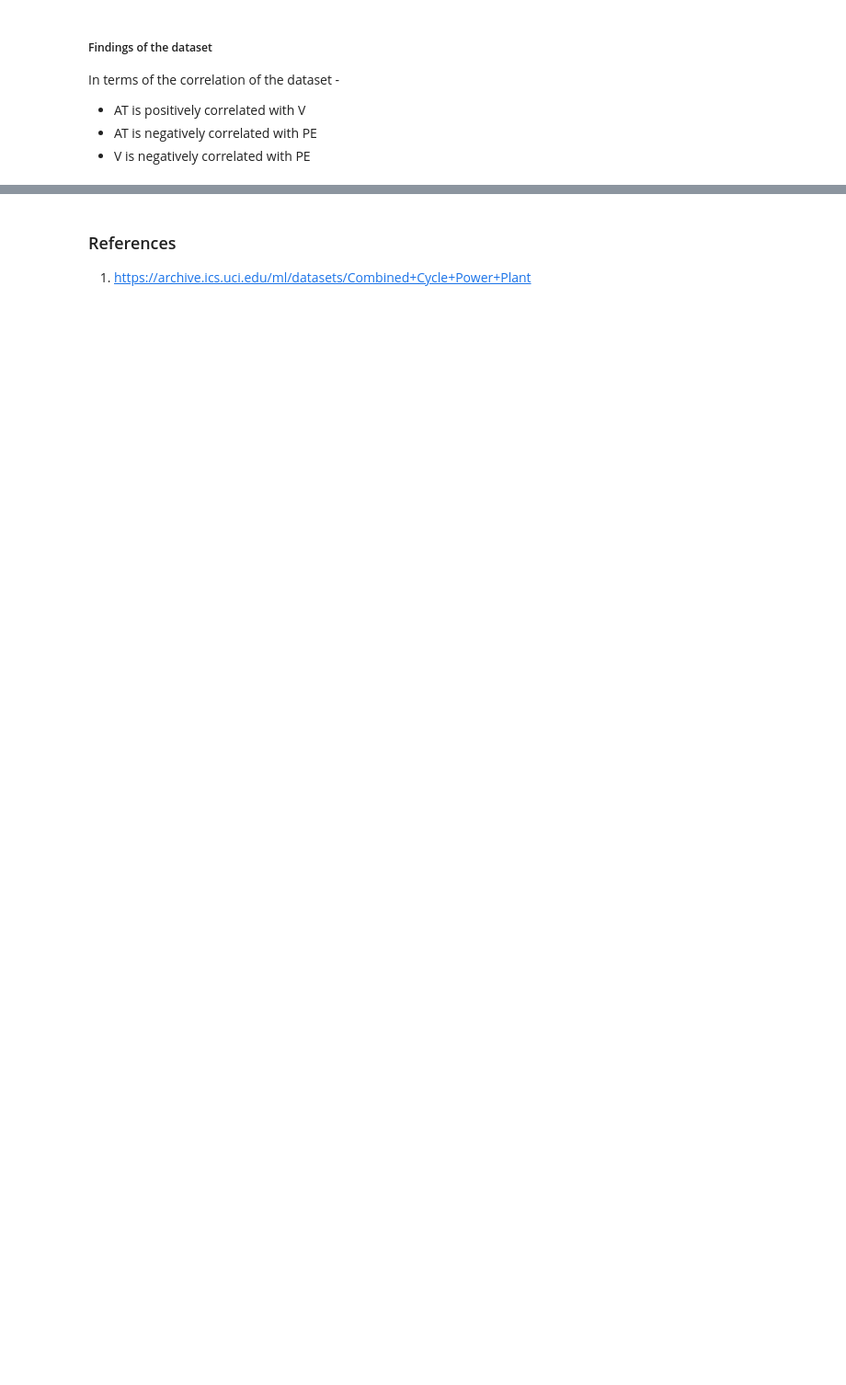
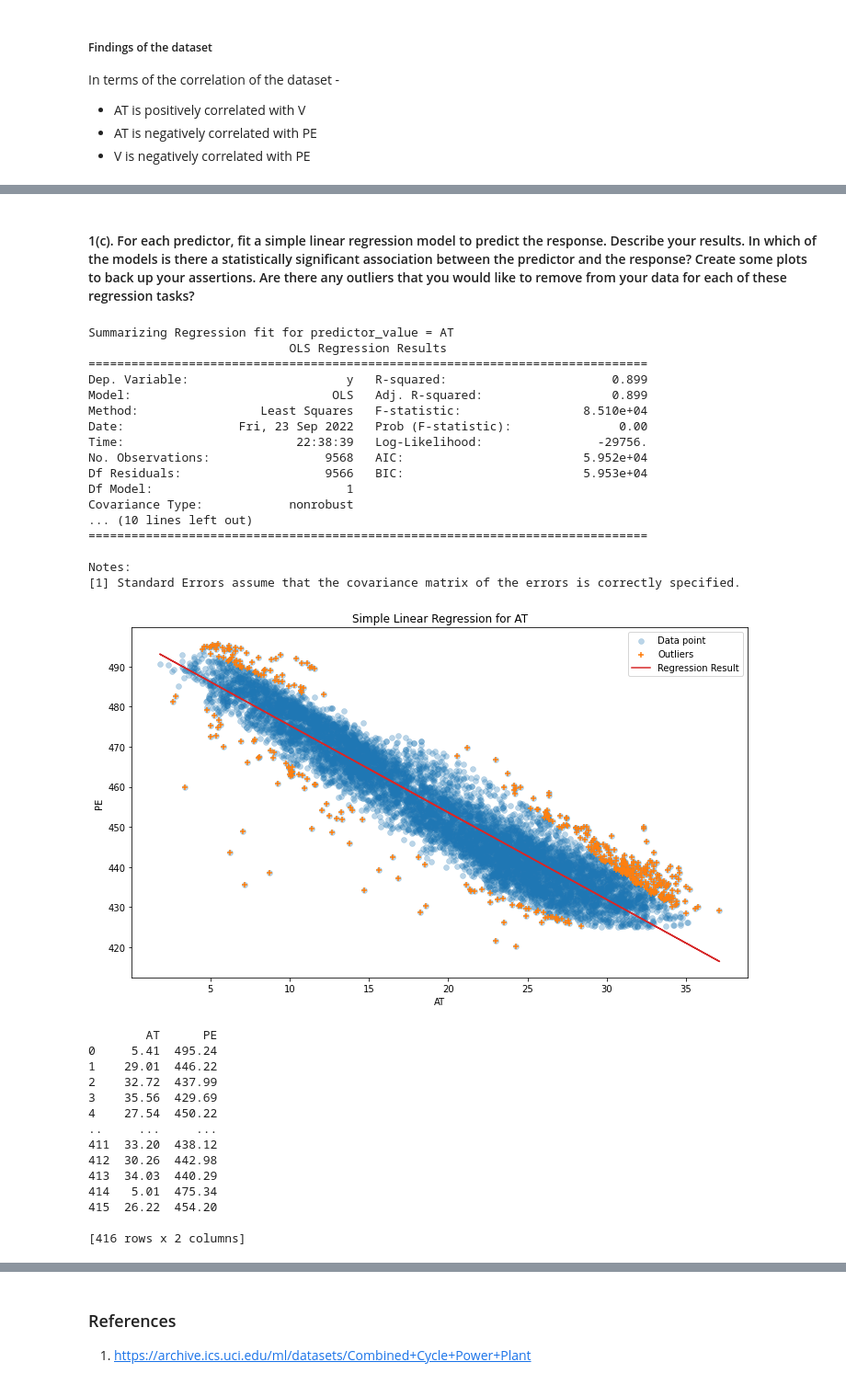
Before and after one commit to meet-2719/DSCI552-MLDS, a Jupyter notebook: hw2/notebook/Bhardwaj_Ruchit_HW2.ipynb, the cells around one changed output, grey strips where cells are left out. Shown at 92% size. Saved outputs shown, nothing was run; the diff lists cells and outputs as text; code cells hidden in the pictures; blank space fills up the shorter version.

```diff
--- a/hw2/notebook/Bhardwaj_Ruchit_HW2.ipynb
+++ b/hw2/notebook/Bhardwaj_Ruchit_HW2.ipynb
@@ -109,0 +141,79 @@ In terms of the correlation of the dataset -
+# %% [markdown]
+#### 1(c). For each predictor, fit a simple linear regression model to predict the response. Describe your results. In which of the models is there a statistically significant association between the predictor and the response? Create some plots to back up your assertions. Are there any outliers that you would like to remove from your data for each of these regression tasks?
+# %%
+def fit_model(x, y, x_constant, col_name):
+    model = sm.OLS(y, x_constant).fit()
+    print(model.summary())
+    return model
+
+def get_outlier_indices(model):
+    THRESHOLD = 4 / len(df)
+    influence = model.get_influence()
+    cooks = influence.cooks_distance
+    outliers_idx = np.where(cooks[0] > THRESHOLD)
+    return outliers_idx
+
+coefficients = {}
+def fit_model_and_summarize(col_name):
+    print(f"\n\nSummarizing Regression fit for predictor_value = {col_name}")
+    if (col_name != "PE"):
+        y = df["PE"].to_numpy()
+        x = df[col_name].to_numpy()
+        x_constant = sm.add_constant(x, prepend=False)
+        model = fit_model(x, y, x_constant, col_name)
+        outlier_indices = get_outlier_indices(model)
+        coefficients[col_name] = model.params
+        fig, axes = plt.subplots(figsize=(12, 7))
+        with plt.style.context('ggplot'):
+            axes.scatter(x, y, alpha=0.3, label="Data point")
+            axes.scatter(x[outlier_indices], y[outlier_indices], marker="+", label="Outliers")
+            axes.plot(x, model.predict(x_constant), "tab:red", label="Regression Result")
+        axes.set_title(f"Simple Linear Regression for {col_name}")
+        axes.set_xlabel(col_name)
+        axes.set_ylabel("PE")
+        axes.legend()
+        plt.show()
+
+        outliers_tuple = np.vstack((x[outlier_indices], y[outlier_indices]))
+        return pd.DataFrame(outliers_tuple)
+# %%
+outlier_AT = fit_model_and_summarize("AT")
+temp = outlier_AT.T
+temp.columns = ["AT", "PE"]
+if outlier_AT.empty:
+    print("No outliers present!")
+else:
+    print(temp)
+# %% [output]
+Summarizing Regression fit for predictor_value = AT
+                            OLS Regression Results
+==============================================================================
+Dep. Variable:                      y   R-squared:                       0.899
+Model:                            OLS   Adj. R-squared:                  0.899
+Method:                 Least Squares   F-statistic:                 8.510e+04
+Date:                Fri, 23 Sep 2022   Prob (F-statistic):               0.00
+Time:                        22:38:39   Log-Likelihood:                -29756.
+No. Observations:                9568   AIC:                         5.952e+04
+Df Residuals:                    9566   BIC:                         5.953e+04
+Df Model:                           1
+Covariance Type:            nonrobust
+... (10 lines left out)
+==============================================================================
+
+Notes:
+[1] Standard Errors assume that the covariance matrix of the errors is correctly specified.
+[figure, added]
+        AT      PE
+0     5.41  495.24
+1    29.01  446.22
+2    32.72  437.99
+3    35.56  429.69
+4    27.54  450.22
+..     ...     ...
+411  33.20  438.12
+412  30.26  442.98
+413  34.03  440.29
+414   5.01  475.34
+415  26.22  454.20
+
+[416 rows x 2 columns]
```
Also changed, not shown: parts of 44 cells of this notebook, 8 other files.
